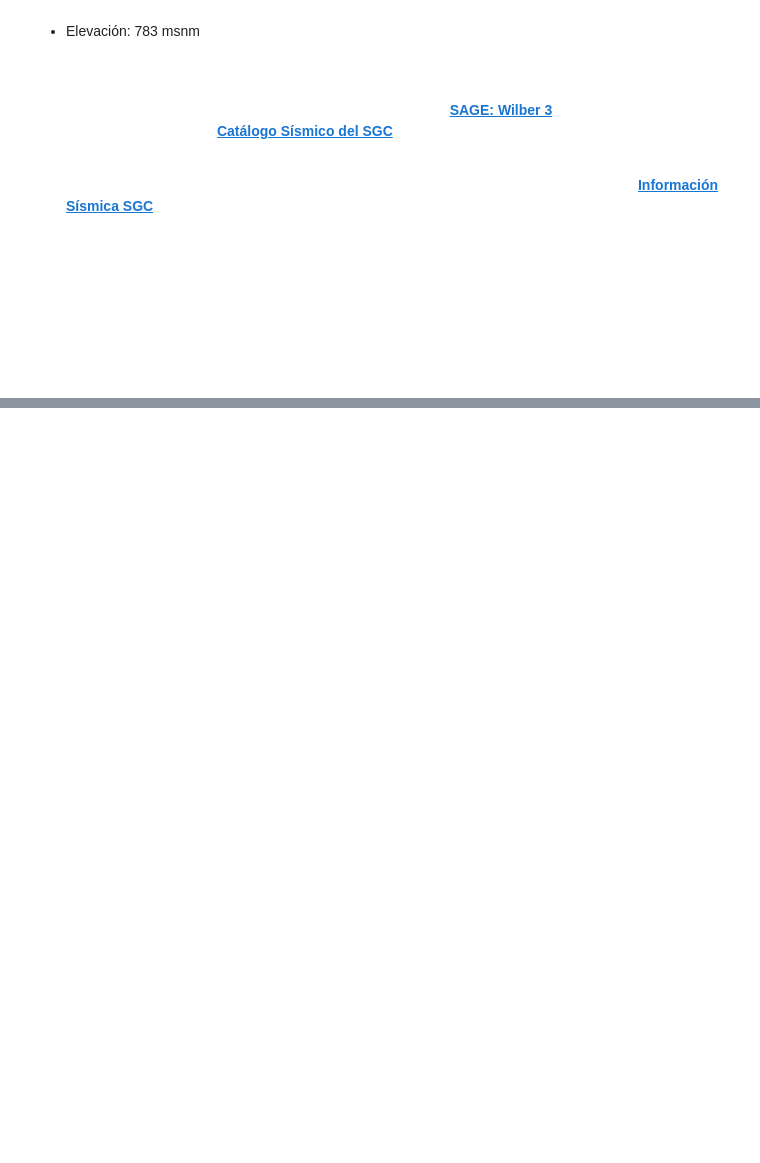
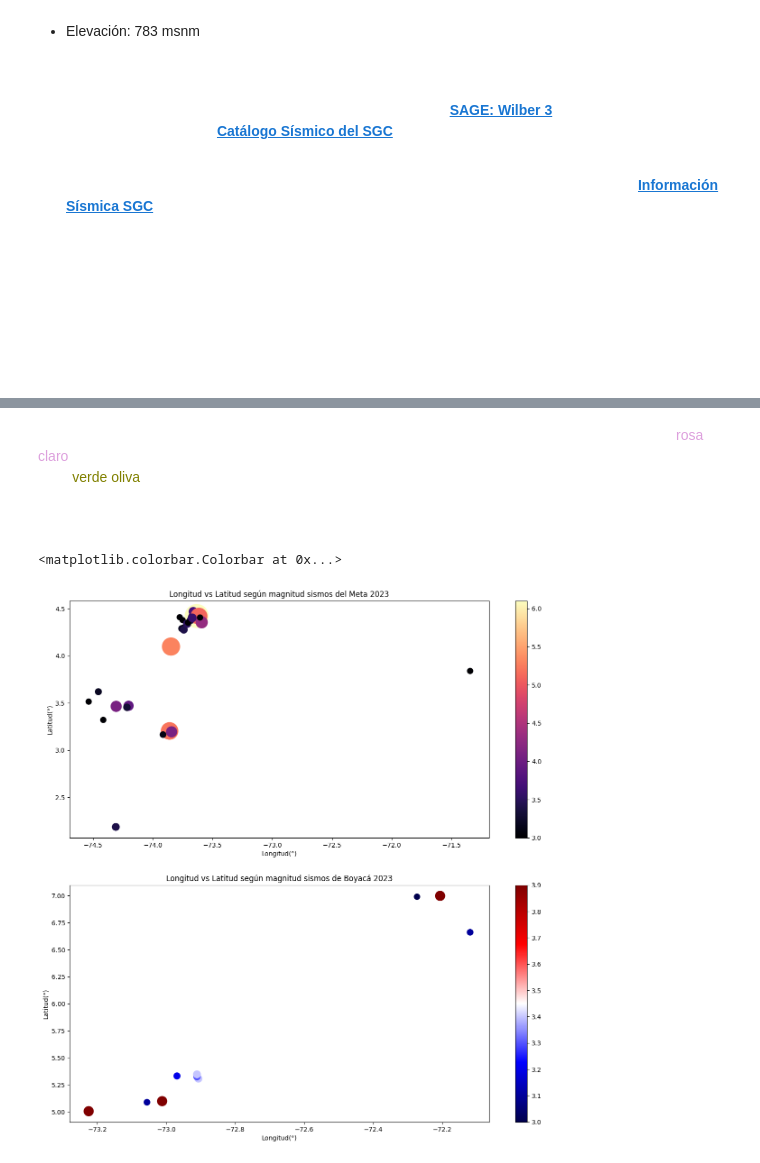
Before and after one commit to angiedch/Geocomputo, a Jupyter notebook: Avance_Proyecto.ipynb, the cells around one changed output, grey strips where cells are left out. Cells and saved outputs as stored; diff of their text form; code cells hidden in the pictures; blank space fills up the shorter version.

```diff
--- a/Avance_Proyecto.ipynb
+++ b/Avance_Proyecto.ipynb
@@ -57,0 +149,19 @@ $$ a = \dfrac{dv}{dt} $$
+# %% [markdown]
+<font color='white'>Figura 1. Muestra un primer histograma con el número de sismos registrados para el Meta en 2023 en <font color='plum'> rosa claro<font color='white'>. El segundo histograma muestra esta misma información para el Departamente de Boyacá en 2023, en color <font color='olive'> verde oliva<font color='white'>. Se puede observar que en Boyacá se presentaron menos sismos, además de que esto implica menos regiones en las que se registran. En contraste, en el Meta se da mayor cantidad de sismos abarcando más regiones del mismo.
+# %%
+fig, (ax1, ax) = plt.subplots(2, 1, figsize = (15,15))
+
+scat1= ax1.scatter(meta['Long(°)'], meta['Lat(°)'], s= meta['Mag.']**4, c= meta['Mag.'], cmap= 'magma')
+ax1.set_title('Longitud vs Latitud según magnitud sismos del Meta 2023')
+ax1.set_xlabel('Longitud(°)')
+ax1.set_ylabel('Latitud(°)')
+fig.colorbar(scat1, ax=ax1, orientation='vertical')
+
+scat= ax.scatter(boya['Long(°)'], boya['Lat(°)'], s= boya['Mag.']**4, c= boya['Mag.'], cmap= 'seismic')
+ax.set_title('Longitud vs Latitud según magnitud sismos de Boyacá 2023')
+ax.set_xlabel('Longitud(°)')
+ax.set_ylabel('Latitud(°)')
+fig.colorbar(scat, ax=ax, orientation='vertical')
+# %% [output]
+<matplotlib.colorbar.Colorbar at 0x...>
+[figure, added]
```
Also changed, not shown: parts of 13 cells of this notebook, 2 other files.
